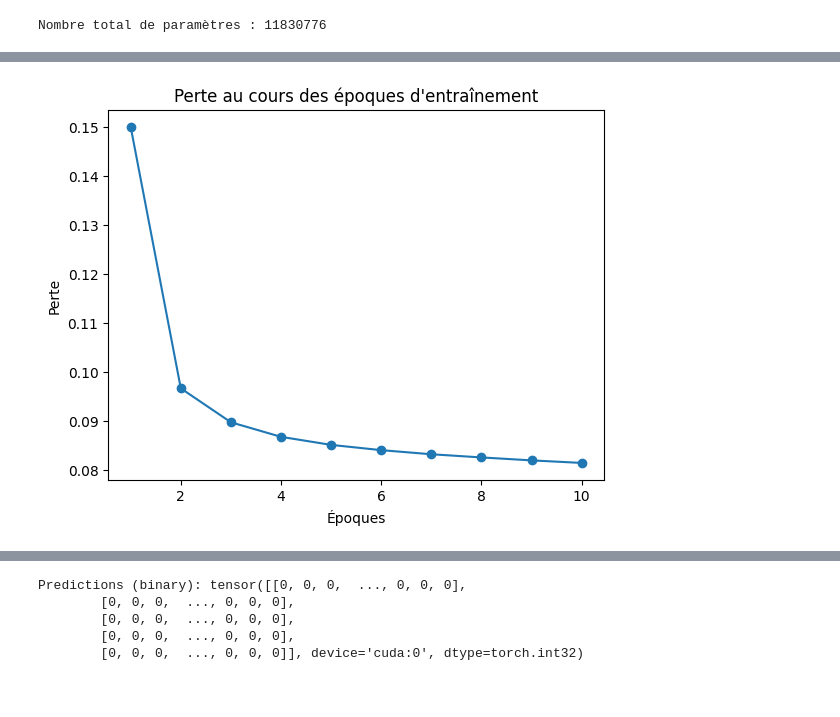
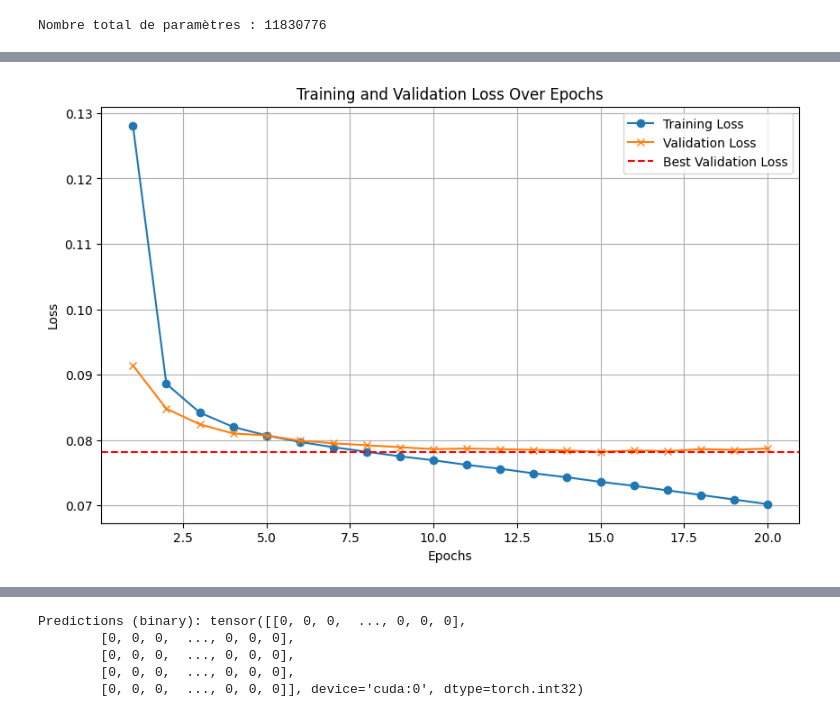
Before and after one commit to ElouarnLC/challenge-data-music-catalogs, a Jupyter notebook: music-catalogs-classifier/music_catalogs_classifier/train_transformer.ipynb, the cells around one changed output, grey strips where cells are left out. Cells and saved outputs as stored; diff of their text form; code cells hidden in the pictures.

```diff
--- a/music-catalogs-classifier/music_catalogs_classifier/train_transformer.ipynb
+++ b/music-catalogs-classifier/music_catalogs_classifier/train_transformer.ipynb
@@ -409,33 +483,26 @@ Test Loss: 0.07913150114439406
-# %%
-import matplotlib.pyplot as plt
-
-# Données des époques et des pertes
-epochs = [1, 2, 3, 4, 5, 6, 7, 8, 9, 10]
-losses = [
-    0.1499715902094029,
-    0.09668024743854742,
-    0.08976407649605649,
-    0.08679863916438552,
-    0.08515754691493116,
-    0.08408326166984323,
-    0.0832463295869583,
-    0.08259965356272708,
-    0.08199808193427144,
-    0.08147989060799625,
-]
-
-# Tracer les données
-plt.plot(epochs, losses, marker="o")
-
-# Ajouter des titres et des étiquettes
-plt.title("Perte au cours des époques d'entraînement")
-plt.xlabel("Époques")
-plt.ylabel("Perte")
-
-# Afficher le graphique
-plt.show()
-# %% [output]
-[figure, removed]
+# %%
+import matplotlib.pyplot as plt
+
+# Data from the training log
+epochs = list(range(1, 21))
+train_loss = [0.1281, 0.0886, 0.0842, 0.0820, 0.0807, 0.0797, 0.0789, 0.0782, 0.0775, 0.0769,
+              0.0762, 0.0756, 0.0749, 0.0743, 0.0736, 0.0730, 0.0723, 0.0716, 0.0709, 0.0702]
+val_loss = [0.0914, 0.0848, 0.0824, 0.0810, 0.0807, 0.0799, 0.0795, 0.0792, 0.0789, 0.0786,
+            0.0787, 0.0786, 0.0785, 0.0784, 0.0782, 0.0784, 0.0783, 0.0786, 0.0785, 0.0787]
+
+# Plotting the training and validation loss
+plt.figure(figsize=(10, 6))
+plt.plot(epochs, train_loss, label="Training Loss", marker='o')
+plt.plot(epochs, val_loss, label="Validation Loss", marker='x')
+plt.axhline(y=0.0782, color='r', linestyle='--', label="Best Validation Loss")
+plt.title("Training and Validation Loss Over Epochs")
+plt.xlabel("Epochs")
+plt.ylabel("Loss")
+plt.legend()
+plt.grid(True)
+plt.show()
+# %% [output]
+[figure, added]
 # %%
 # Evaluation des performances (accuracy, precision, recall, f1-score)
 def evaluate_performance(model, test_loader):
```
Also changed, not shown: parts of 6 cells of this notebook.
